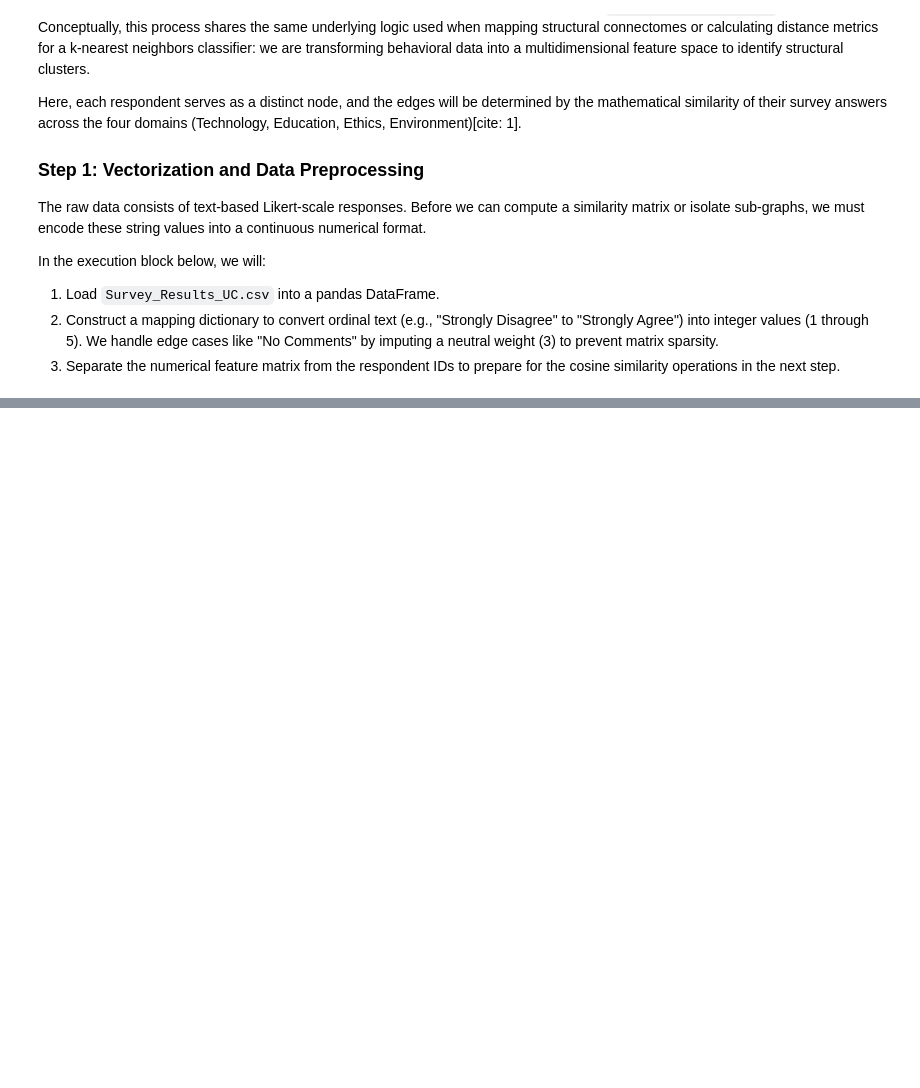
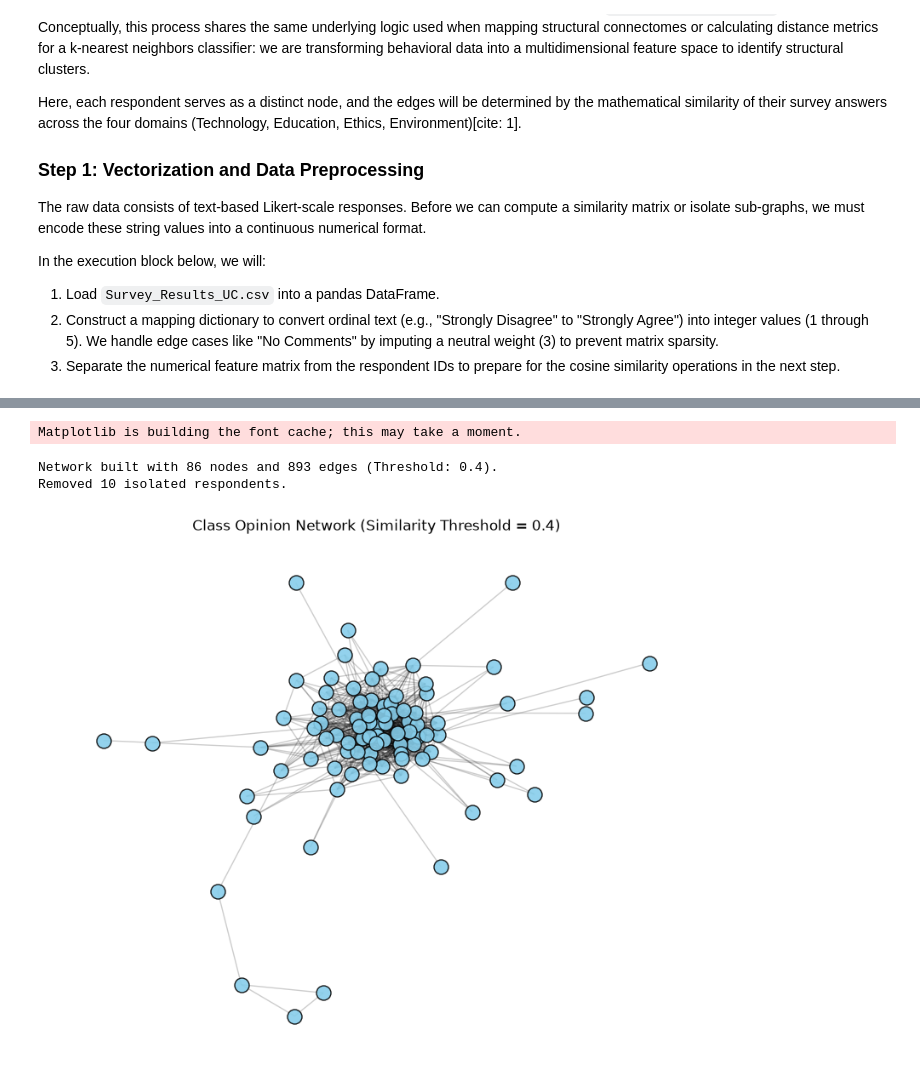
Before and after one commit to sohanwithanm/DPCN_A1, a Jupyter notebook: analysis.ipynb, the cells around one changed output, grey strips where cells are left out. Saved outputs shown, nothing was run; the diff lists cells and outputs as text; code cells hidden in the pictures; blank space fills up the shorter version.

Commit message:
Similarity matrix

```diff
--- a/analysis.ipynb
+++ b/analysis.ipynb
@@ -51,0 +74,53 @@ display(df_numeric.head())
+# %%
+from sklearn.metrics.pairwise import cosine_similarity
+import networkx as nx
+import matplotlib.pyplot as plt
+
+# 1. Mean-Center the Features
+# We subtract the mean of each respondent's row to center their opinions around 0
+row_means = features.mean(axis=1, keepdims=True)
+features_centered = features - row_means
+
+# 2. Compute the Similarity Matrix
+# This calculates the cosine similarity (equivalent to Pearson correlation here) between all respondents
+sim_matrix = cosine_similarity(features_centered)
+
+# Remove self-loops (a respondent's similarity to themselves is 1.0, but we don't want self-edges)
+np.fill_diagonal(sim_matrix, 0)
+
+# 3. Define Threshold and Create Adjacency Matrix
+# Through initial exploration, the mean similarity is ~0.20.
+# A threshold of 0.4 captures strong alignments without oversaturating the graph.
+tau = 0.40
+adj_matrix = (sim_matrix >= tau).astype(int)
+
+# 4. Construct the Graph
+G = nx.from_numpy_array(adj_matrix)
+
+# Map the integer nodes back to the actual Respondent IDs for accurate tracking
+node_mapping = {i: respondent_ids[i] for i in range(len(respondent_ids))}
+G = nx.relabel_nodes(G, node_mapping)
+
+# Remove completely isolated nodes (respondents who share no strong similarity with anyone)
+isolated_nodes = list(nx.isolates(G))
+G.remove_nodes_from(isolated_nodes)
+
+print(f"Network built with {G.number_of_nodes()} nodes and {G.number_of_edges()} edges (Threshold: {tau}).")
+print(f"Removed {len(isolated_nodes)} isolated respondents.")
+
+# 5. Basic Visualization Preview
+plt.figure(figsize=(10, 8))
+# spring_layout uses an anti-gravity algorithm to push disconnected nodes apart and pull connected ones together
+pos = nx.spring_layout(G, k=0.3, seed=42)
+
+nx.draw_networkx_nodes(G, pos, node_color='skyblue', node_size=150, alpha=0.9, edgecolors='black')
+nx.draw_networkx_edges(G, pos, alpha=0.2)
+
+plt.title(f"Class Opinion Network (Similarity Threshold = {tau})")
+plt.axis('off')
+plt.show()
+# %% [output]
+Matplotlib is building the font cache; this may take a moment.
+Network built with 86 nodes and 893 edges (Threshold: 0.4).
+Removed 10 isolated respondents.
+[figure, added]
```
Also changed, not shown: parts of 2 cells of this notebook, 1 other file.
